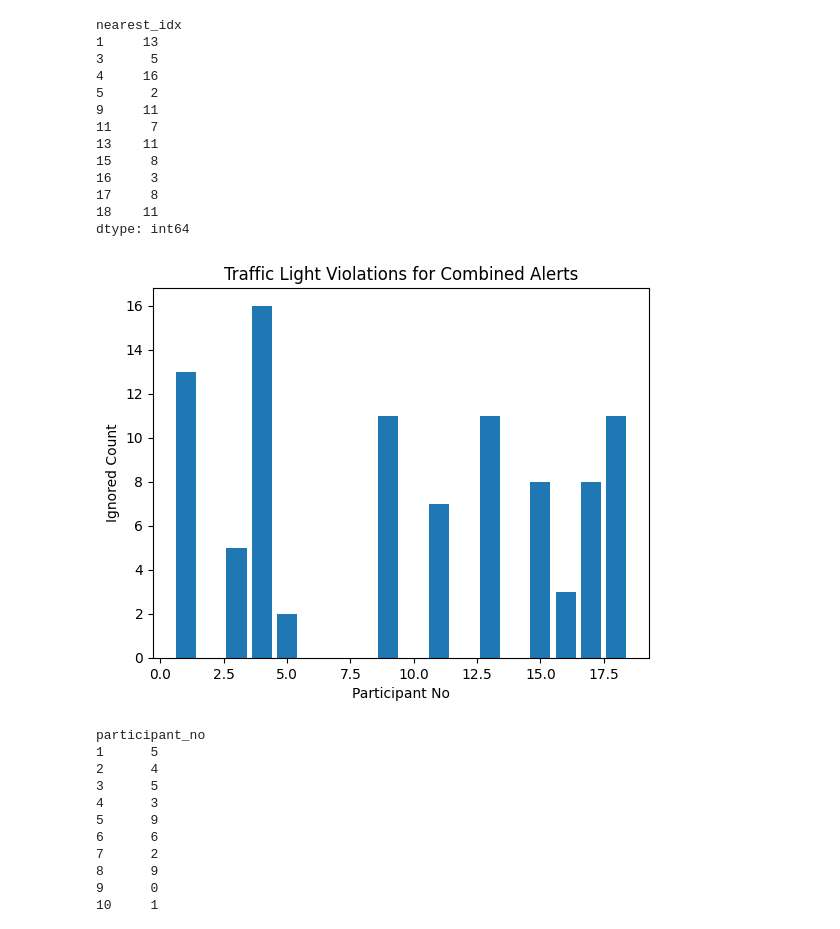
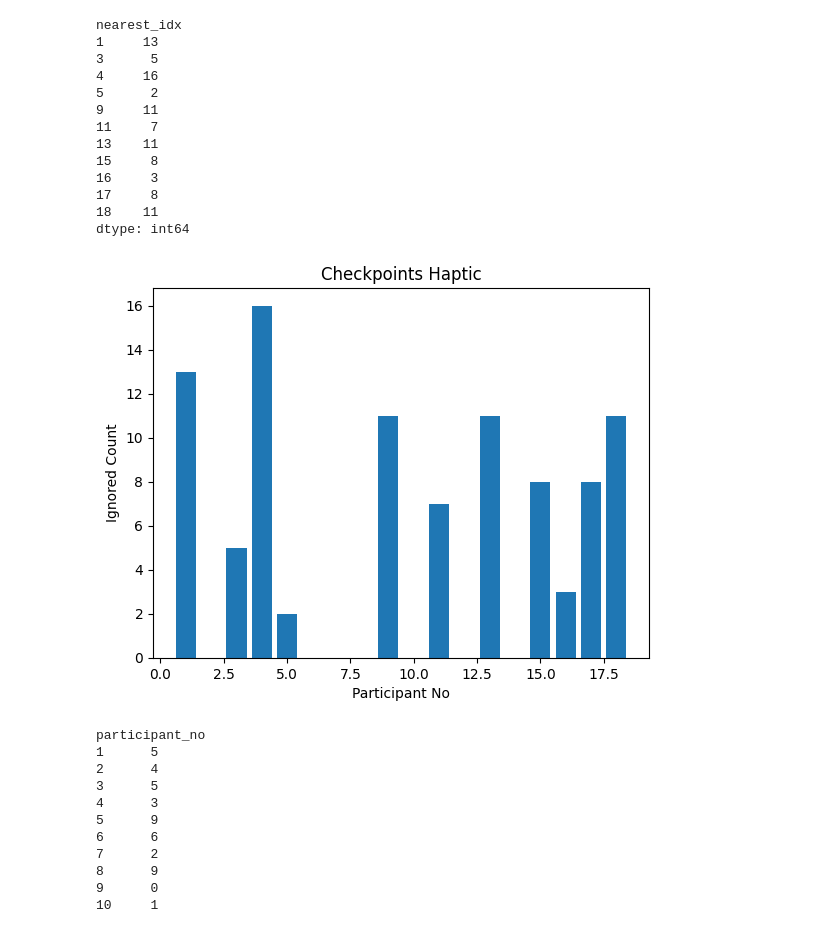
Before and after one commit to KeirAAAlcantara/SimAnalysis, a Jupyter notebook: Sim_Analysis.ipynb, the cells around one changed output. Cells and saved outputs as stored; diff of their text form; code cells hidden in the pictures.

```diff
--- a/Sim_Analysis.ipynb
+++ b/Sim_Analysis.ipynb
@@ -1160,13 +955,13 @@ dtype: int64
 # %%
 plt.bar(area3.index, area3.values)
 
 plt.xlabel("Participant No")
 plt.ylabel("Ignored Count")
-plt.title("Traffic Light Violations for Combined Alerts")
+plt.title("Checkpoints Haptic")
 
 plt.show()
 # %% [output]
-[figure, old version]
+[figure, new version]
 # %%
 violations_light = df_phase4["event"].str.contains("RED_LIGHT_VIOLATION", na=False)
 
```
Also changed, not shown: parts of 34 cells of this notebook, 1 other file.
